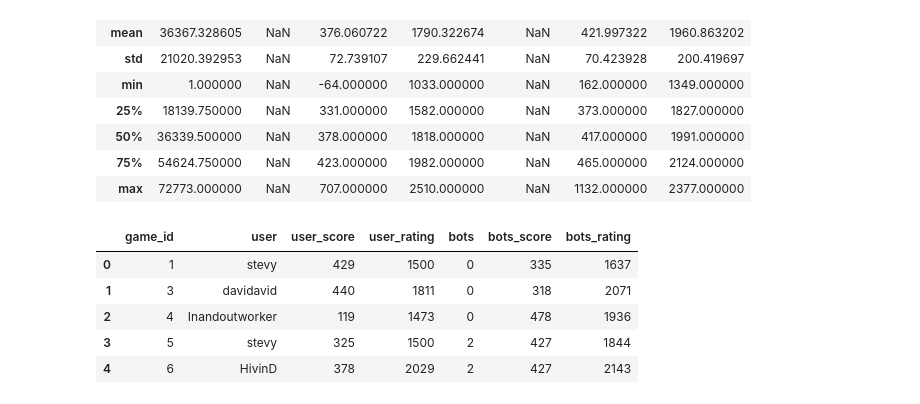
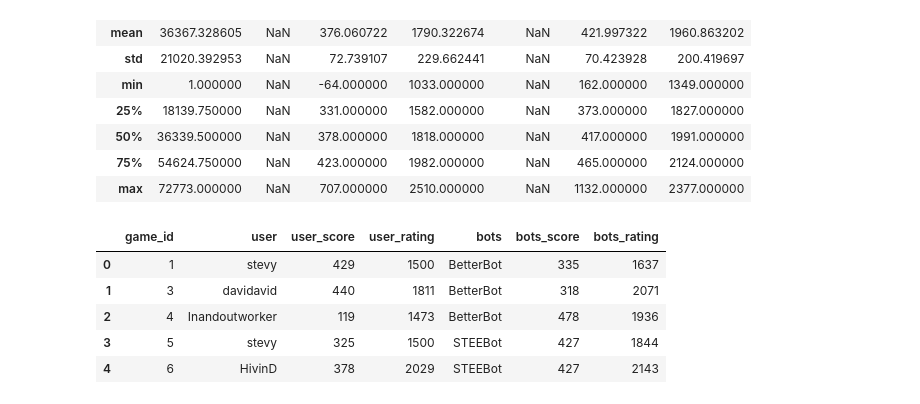
Before and after one commit to juliusmarkwei/Scrabble-Player-Rating, a Jupyter notebook: scrabble-player-rating.ipynb, the cells around one changed output. Cells and saved outputs as stored; diff of their text form; code cells hidden in the pictures.

```diff
--- a/scrabble-player-rating.ipynb
+++ b/scrabble-player-rating.ipynb
@@ -90,8 +114,8 @@ bots_df.head()
 | 7 | 5 | STEEBot | 427 | 1844 |
 | 9 | 6 | STEEBot | 427 | 2143 |
 # %%
-main_df = pd.merge(users_df, bots_df, on='game_id')
-main_df
+train_df = pd.merge(users_df, bots_df, on='game_id')
+train_df
 # %% [output]
 |  | game_id | user | user_score | user_rating | bots | bots_score | bots_rating |
 | 0 | 1 | stevy | 429 | 1500 | BetterBot | 335 | 1637 |
@@ -146,9 +170,9 @@ main_df['bots'] = lab_encode.fit_transform(main_df['bots'])
 # %%
-main_df.head()
+train_df.head()
 # %% [output]
 |  | game_id | user | user_score | user_rating | bots | bots_score | bots_rating |
-| 0 | 1 | stevy | 429 | 1500 | 0 | 335 | 1637 |
-| 1 | 3 | davidavid | 440 | 1811 | 0 | 318 | 2071 |
-| 2 | 4 | Inandoutworker | 119 | 1473 | 0 | 478 | 1936 |
-| 3 | 5 | stevy | 325 | 1500 | 2 | 427 | 1844 |
-| 4 | 6 | HivinD | 378 | 2029 | 2 | 427 | 2143 |
+| 0 | 1 | stevy | 429 | 1500 | BetterBot | 335 | 1637 |
+| 1 | 3 | davidavid | 440 | 1811 | BetterBot | 318 | 2071 |
+| 2 | 4 | Inandoutworker | 119 | 1473 | BetterBot | 478 | 1936 |
+| 3 | 5 | stevy | 325 | 1500 | STEEBot | 427 | 1844 |
+| 4 | 6 | HivinD | 378 | 2029 | STEEBot | 427 | 2143 |
```
Also changed, not shown: parts of 9 cells of this notebook.
